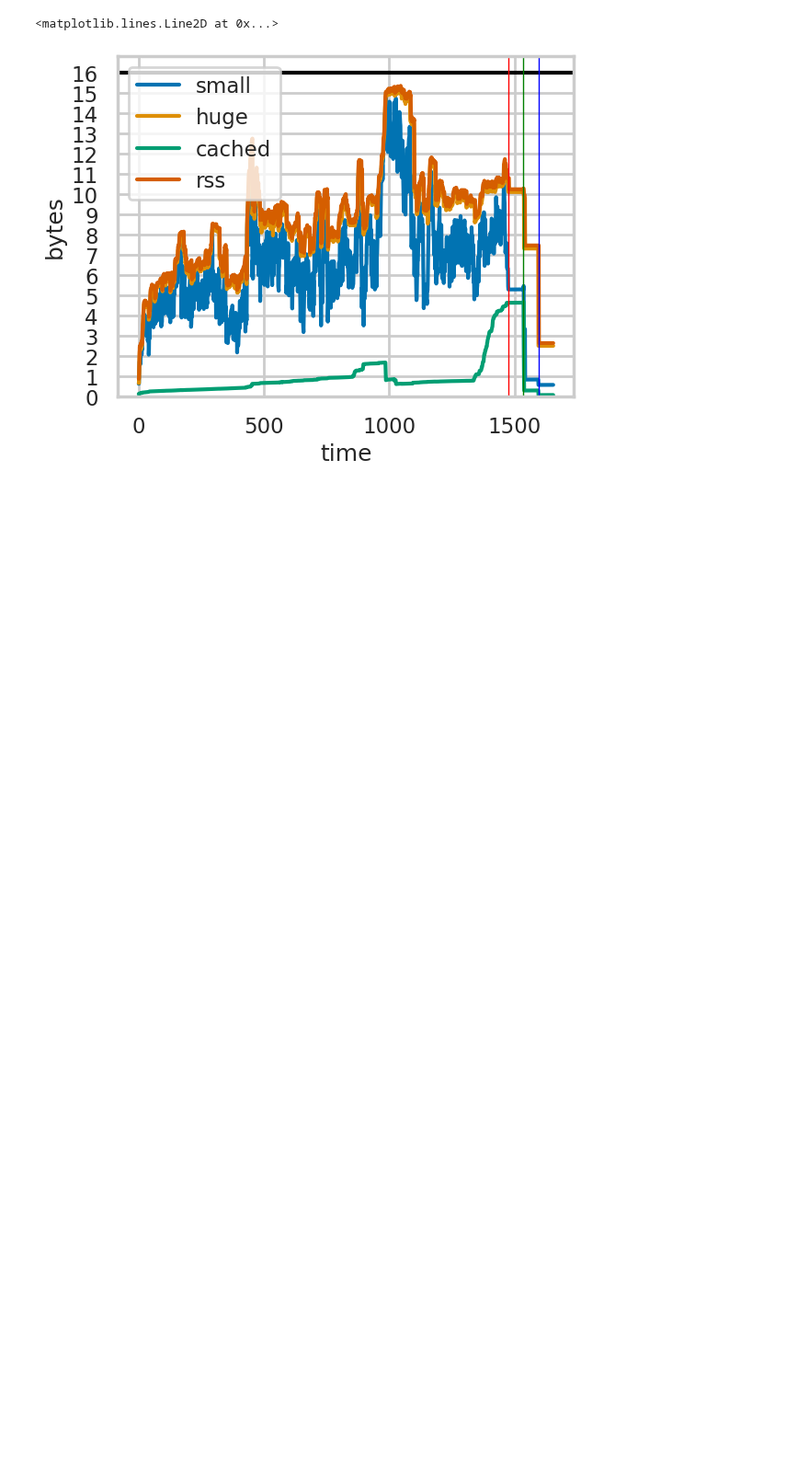
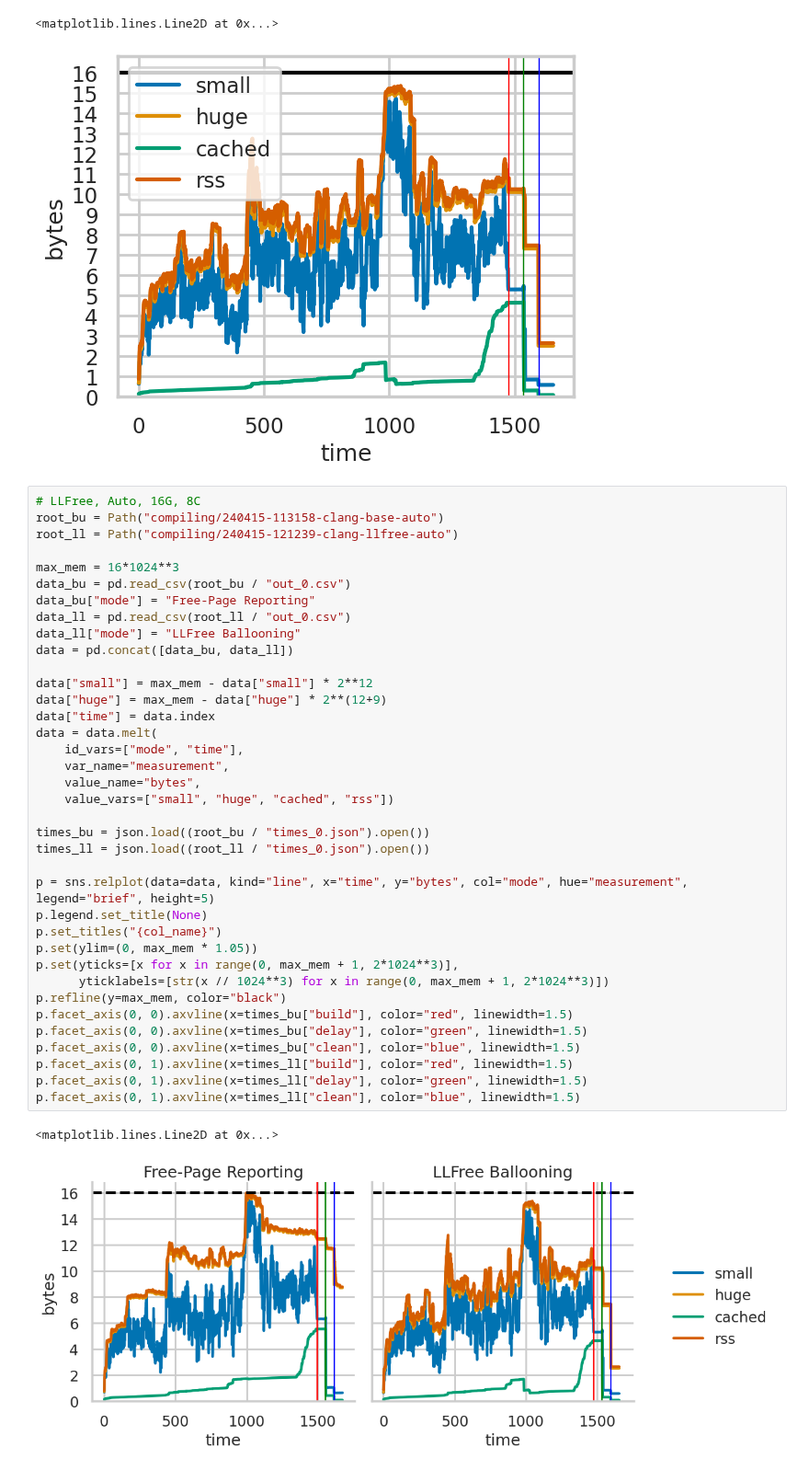
Before and after one commit to luhsra/hyperalloc-bench, a Jupyter notebook: compiling.ipynb, the cells around one changed output. Shown at 92% size. Drawn from its saved outputs; the diff is of its cells as text; blank space fills up the shorter version.

Commit message:
:art: New plots

```diff
--- a/compiling.ipynb
+++ b/compiling.ipynb
@@ -197,3 +197,43 @@ p.axvline(x=times["clean"], color="blue", linewidth=1)
 # %% [output]
 <matplotlib.lines.Line2D at 0x...>
 [figure]
+# %%
+# LLFree, Auto, 16G, 8C
+root_bu = Path("compiling/240415-113158-clang-base-auto")
+root_ll = Path("compiling/240415-121239-clang-llfree-auto")
+
+max_mem = 16*1024**3
+data_bu = pd.read_csv(root_bu / "out_0.csv")
+data_bu["mode"] = "Free-Page Reporting"
+data_ll = pd.read_csv(root_ll / "out_0.csv")
+data_ll["mode"] = "LLFree Ballooning"
+data = pd.concat([data_bu, data_ll])
+
+data["small"] = max_mem - data["small"] * 2**12
+data["huge"] = max_mem - data["huge"] * 2**(12+9)
+data["time"] = data.index
+data = data.melt(
+    id_vars=["mode", "time"],
+    var_name="measurement",
+    value_name="bytes",
+    value_vars=["small", "huge", "cached", "rss"])
+
+times_bu = json.load((root_bu / "times_0.json").open())
+times_ll = json.load((root_ll / "times_0.json").open())
+
+p = sns.relplot(data=data, kind="line", x="time", y="bytes", col="mode", hue="measurement", legend="brief", height=5)
+p.legend.set_title(None)
+p.set_titles("{col_name}")
+p.set(ylim=(0, max_mem * 1.05))
+p.set(yticks=[x for x in range(0, max_mem + 1, 2*1024**3)],
+      yticklabels=[str(x // 1024**3) for x in range(0, max_mem + 1, 2*1024**3)])
+p.refline(y=max_mem, color="black")
+p.facet_axis(0, 0).axvline(x=times_bu["build"], color="red", linewidth=1.5)
+p.facet_axis(0, 0).axvline(x=times_bu["delay"], color="green", linewidth=1.5)
+p.facet_axis(0, 0).axvline(x=times_bu["clean"], color="blue", linewidth=1.5)
+p.facet_axis(0, 1).axvline(x=times_ll["build"], color="red", linewidth=1.5)
+p.facet_axis(0, 1).axvline(x=times_ll["delay"], color="green", linewidth=1.5)
+p.facet_axis(0, 1).axvline(x=times_ll["clean"], color="blue", linewidth=1.5)
+# %% [output]
+<matplotlib.lines.Line2D at 0x...>
+[figure, added]
```
Also changed, not shown: parts of 2 cells of this notebook.
